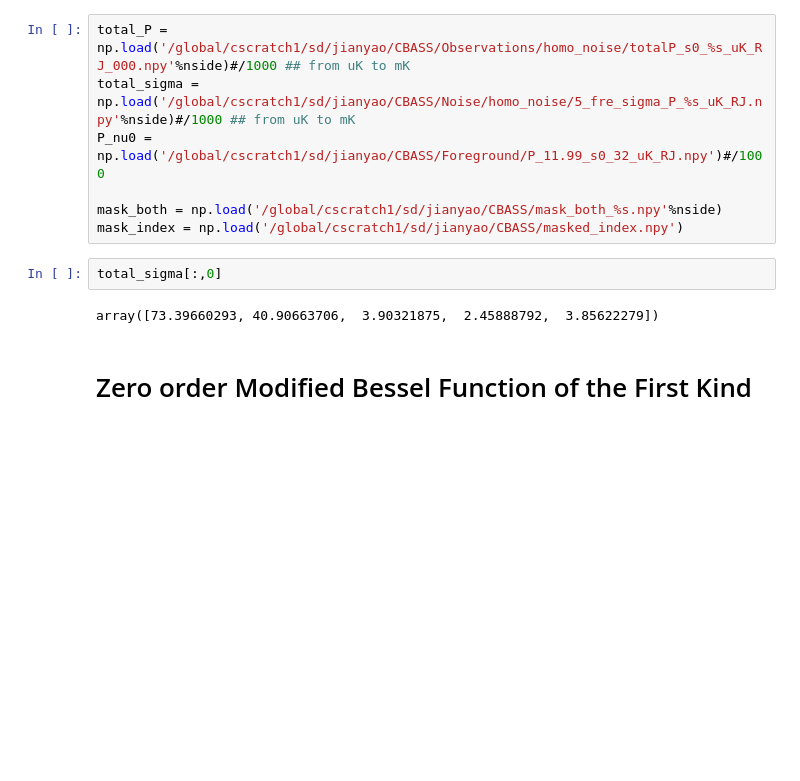
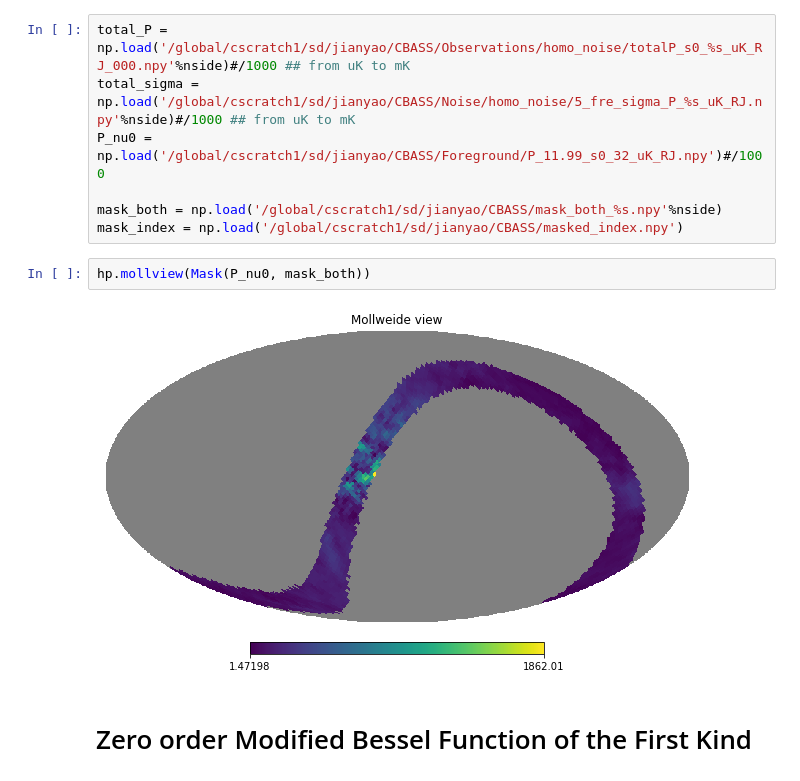
Before and after one commit to yaojian95/Beta_s, a Jupyter notebook: Likelihood_analysis.ipynb, the cells around one changed output. Saved outputs shown, nothing was run; the diff lists cells and outputs as text; blank space fills up the shorter version.

```diff
--- a/Likelihood_analysis.ipynb
+++ b/Likelihood_analysis.ipynb
@@ -38,10 +55,10 @@ P_nu0 = np.load('/global/cscratch1/sd/jianyao/CBASS/Foreground/P_11.99_s0_32_uK_
 
 mask_both = np.load('/global/cscratch1/sd/jianyao/CBASS/mask_both_%s.npy'%nside)
 mask_index = np.load('/global/cscratch1/sd/jianyao/CBASS/masked_index.npy')
-# %%
-total_sigma[:,0]
-# %% [output]
-array([73.39660293, 40.90663706,  3.90321875,  2.45888792,  3.85622279])
+# %%
+hp.mollview(Mask(P_nu0, mask_both))
+# %% [output]
+[figure, added]
 # %% [markdown]
 # Zero order Modified Bessel Function of the First Kind
 # %%
```
Also changed, not shown: parts of 57 cells of this notebook, 2 other files.
